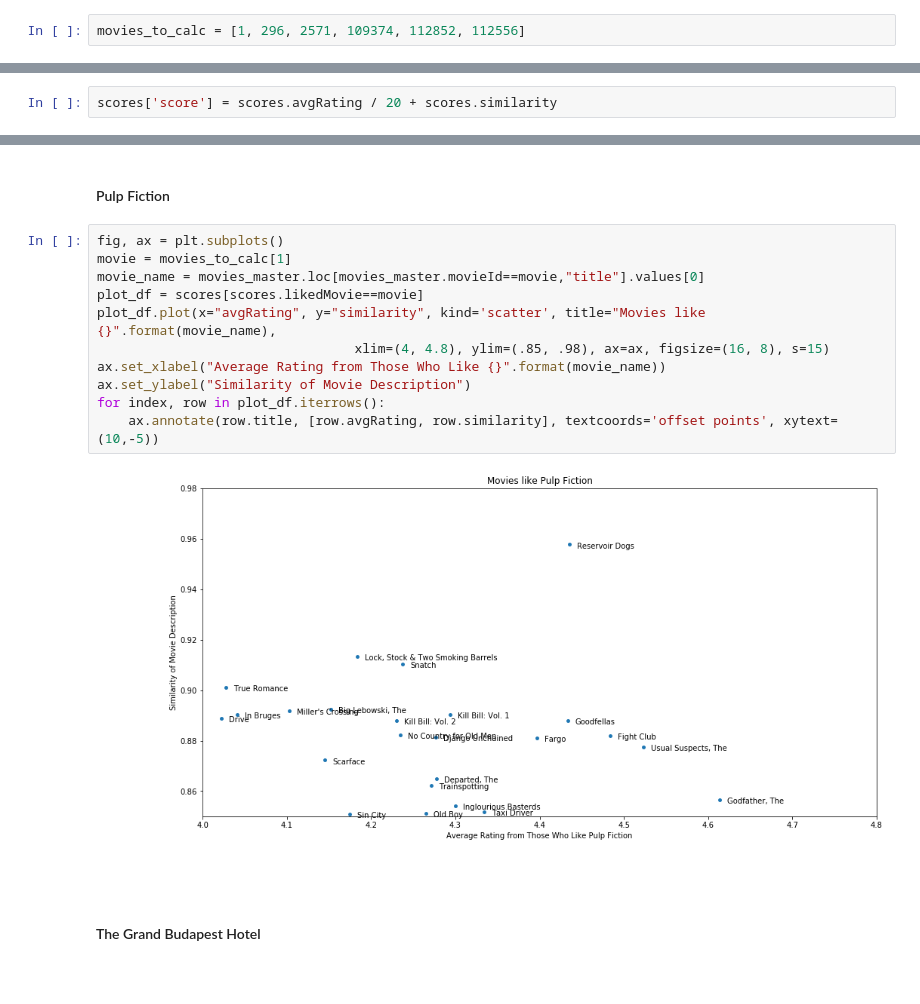
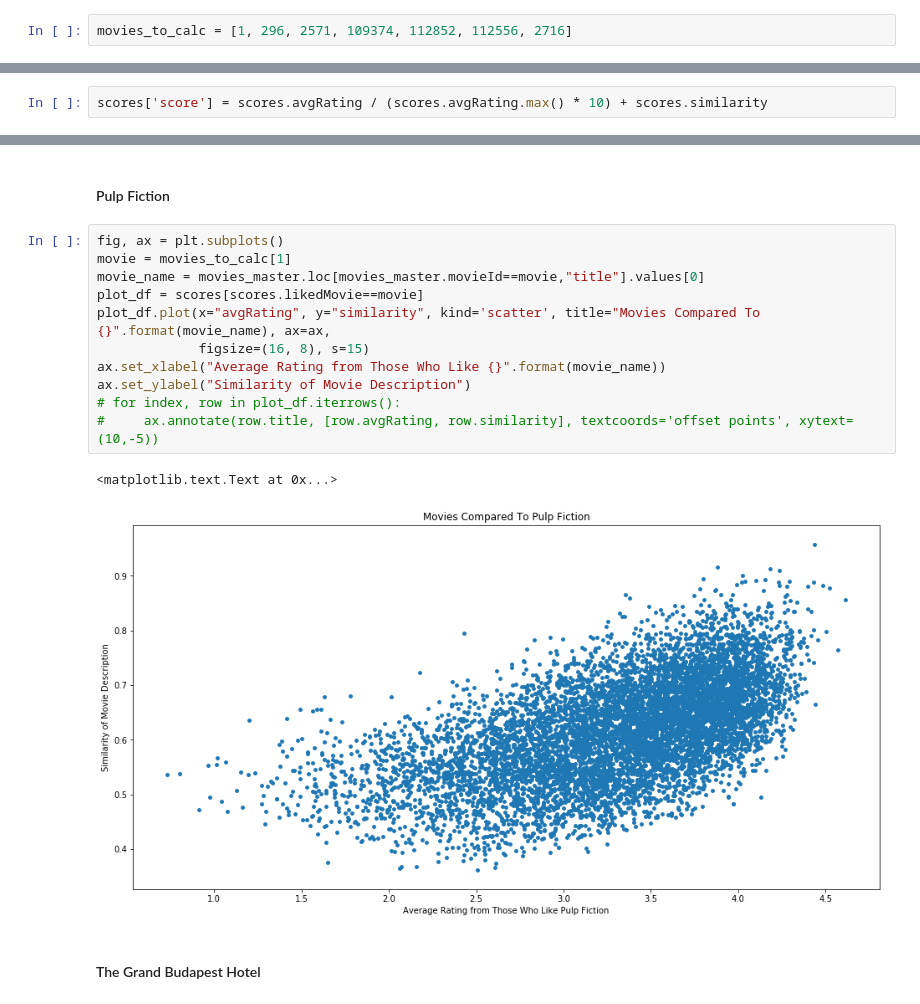
Before and after one commit to Ben-Gillman/filmzen.net, a Jupyter notebook: Movie Data Analysis.ipynb, the cells around one changed output, grey strips where cells are left out. Drawn from its saved outputs; the diff is of its cells as text; blank space fills up the shorter version.

Commit message:
tweaked avg rating aspect of distance calc

```diff
--- a/Movie Data Analysis.ipynb
+++ b/Movie Data Analysis.ipynb
@@ -209,7 +191,7 @@ ratings['liked'] = np.where(ratings['rating'] >= ratings['top_quintile'], 1, 0)
 # %% [markdown]
 #### Build liked movie1, avg rating movie 2 dataframe
 # %%
-movies_to_calc = [1, 296, 2571, 109374, 112852, 112556]
+movies_to_calc = [1, 296, 2571, 109374, 112852, 112556, 2716]
 # %% [markdown]
 #### !The below cell takes a long time to run. Is there a vectorized solution?
 # %%
@@ -365,5 +370,5 @@ scores.head()
 # %%
-scores['score'] = scores.avgRating / 20 + scores.similarity
+scores['score'] = scores.avgRating / (scores.avgRating.max() * 10) + scores.similarity
 # %%
 max_score = scores['score'].max()
 scores['score'] = max_score - scores['score']
@@ -436,16 +433,17 @@ for index, row in plot_df.iterrows():
 # %%
 fig, ax = plt.subplots()
 movie = movies_to_calc[1]
 movie_name = movies_master.loc[movies_master.movieId==movie,"title"].values[0]
 plot_df = scores[scores.likedMovie==movie]
-plot_df.plot(x="avgRating", y="similarity", kind='scatter', title="Movies like {}".format(movie_name),
-                                 xlim=(4, 4.8), ylim=(.85, .98), ax=ax, figsize=(16, 8), s=15)
+plot_df.plot(x="avgRating", y="similarity", kind='scatter', title="Movies Compared To {}".format(movie_name), ax=ax,
+             figsize=(16, 8), s=15)
 ax.set_xlabel("Average Rating from Those Who Like {}".format(movie_name))
 ax.set_ylabel("Similarity of Movie Description")
-for index, row in plot_df.iterrows():
-    ax.annotate(row.title, [row.avgRating, row.similarity], textcoords='offset points', xytext=(10,-5))
+# for index, row in plot_df.iterrows():
+#     ax.annotate(row.title, [row.avgRating, row.similarity], textcoords='offset points', xytext=(10,-5))
 # %% [output]
+<matplotlib.text.Text at 0x...>
-[figure, old version]
+[figure, new version]
 # %% [markdown]
 #### The Grand Budapest Hotel
 # %%
```
Also changed, not shown: parts of 21 cells of this notebook.
